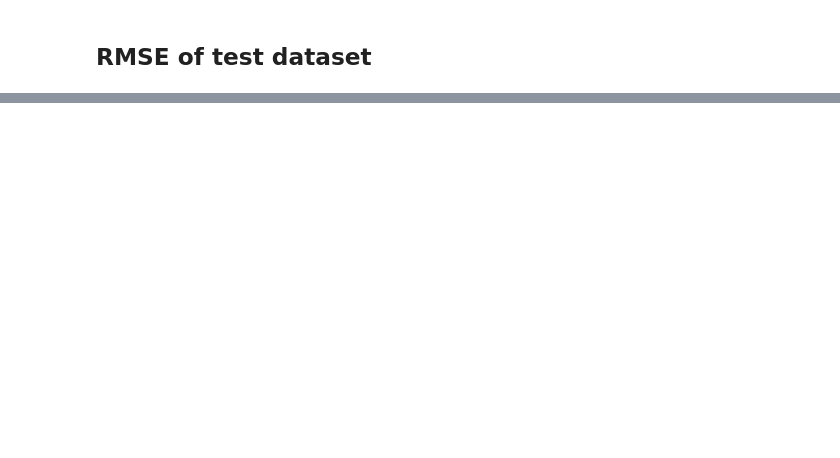
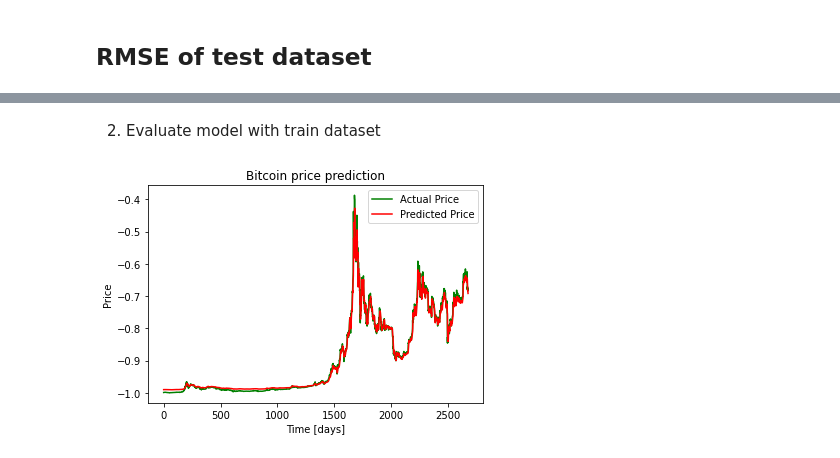
Before and after one commit to Uemerson/bidirectional-lstm-bitcoin-prices, a Jupyter notebook: main.ipynb, the cells around one changed output, grey strips where cells are left out. Saved outputs shown, nothing was run; the diff lists cells and outputs as text; code cells hidden in the pictures; blank space fills up the shorter version.

```diff
--- a/main.ipynb
+++ b/main.ipynb
@@ -323,0 +448,16 @@ RMSE test: 0.7279985257374668
+# %% [markdown]
+2. Evaluate model with train dataset
+# %%
+y_hat_train = model.predict(X_train)
+
+plt.plot(y_train, label="Actual Price", color='green')
+plt.plot(y_hat_train, label="Predicted Price", color='red')
+
+plt.title('Bitcoin price prediction')
+plt.xlabel('Time [days]')
+plt.ylabel('Price')
+plt.legend(loc='best')
+
+plt.show();
+# %% [output]
+[figure, added]
```
Also changed, not shown: parts of 21 cells of this notebook.
